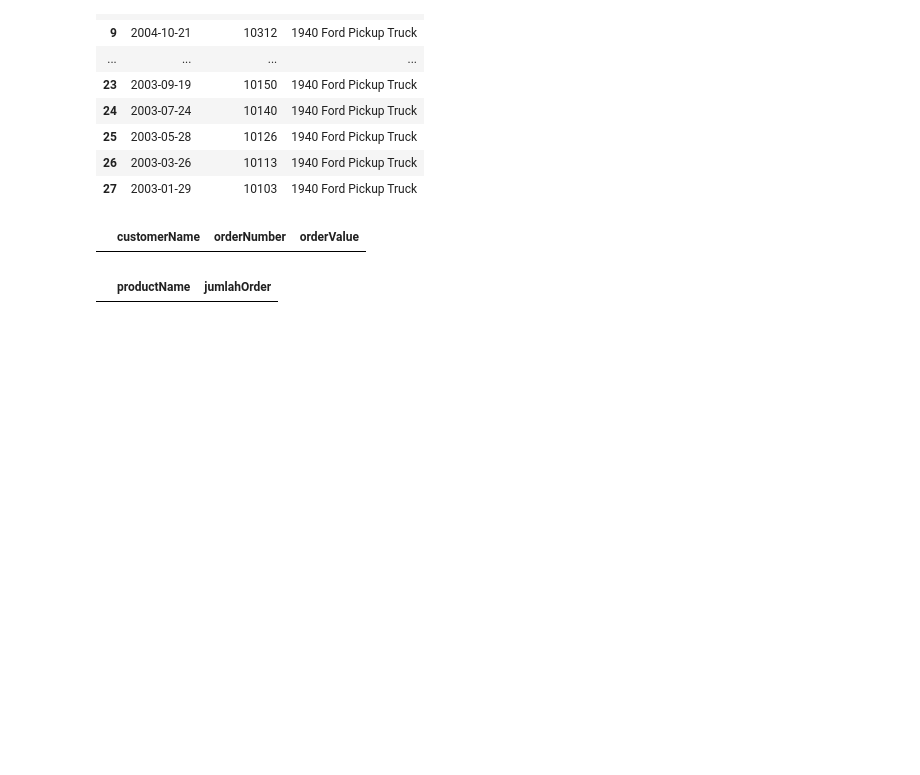
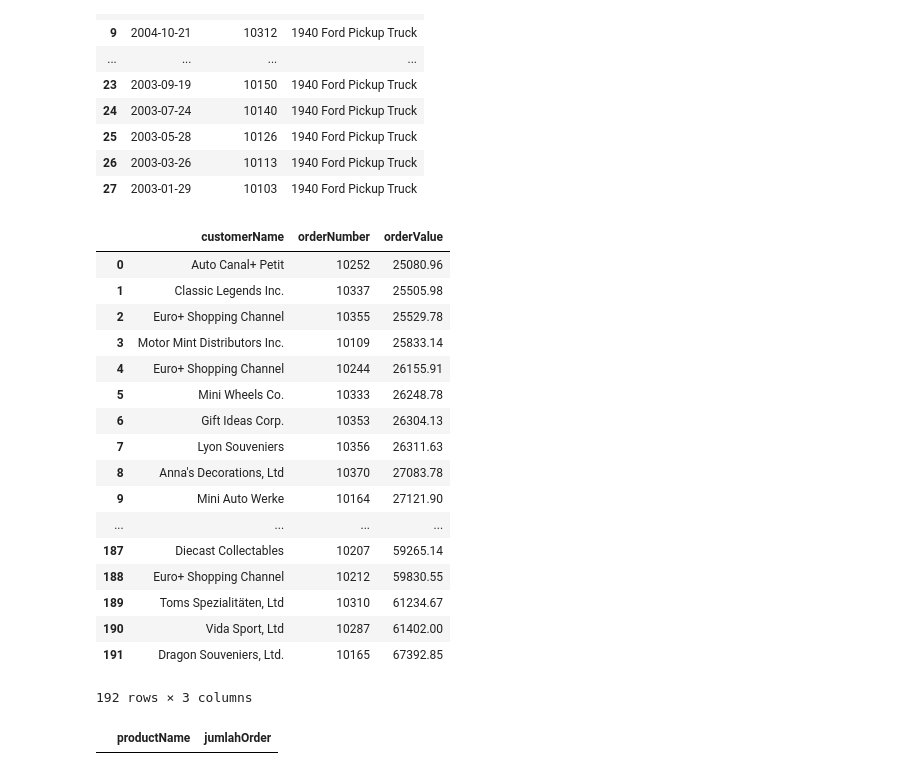
Before and after one commit to alisadewanti/digitalent2018, a Jupyter notebook: Tugas5-SQLJoin.ipynb, the cells around one changed output. Cells and saved outputs as stored; diff of their text form; code cells hidden in the pictures; blank space fills up the shorter version.

```diff
--- a/Tugas5-SQLJoin.ipynb
+++ b/Tugas5-SQLJoin.ipynb
@@ -347,24 +342,42 @@ ORDER BY orderDate DESC
 # %%
 # List the names of customers and their corresponding order number
 # where a particular order from that customer has a value greater than $25,000?
 run ("""
 SELECT
     customerName,
     orderNumber,
-    quantityOrdered * priceeach as orderValue
+    SUM(quantityOrdered * priceeach) as orderValue
 FROM
     customers c
     JOIN
     orders o
     USING (customerNumber)
     JOIN
     orderdetails od
     USING (orderNumber)
-WHERE (quantityOrdered * priceeach) > 25000
-ORDER BY orderValue DESC
+GROUP BY orderNumber
+HAVING SUM(quantityOrdered * priceeach) > 25000
+ORDER BY orderValue ASC
 """)
 # %% [output]
 |  | customerName | orderNumber | orderValue |
+| 0 | Auto Canal+ Petit | 10252 | 25080.96 |
+| 1 | Classic Legends Inc. | 10337 | 25505.98 |
+| 2 | Euro+ Shopping Channel | 10355 | 25529.78 |
+| 3 | Motor Mint Distributors Inc. | 10109 | 25833.14 |
+| 4 | Euro+ Shopping Channel | 10244 | 26155.91 |
+| 5 | Mini Wheels Co. | 10333 | 26248.78 |
+| 6 | Gift Ideas Corp. | 10353 | 26304.13 |
+| 7 | Lyon Souveniers | 10356 | 26311.63 |
+| 8 | Anna's Decorations, Ltd | 10370 | 27083.78 |
+| 9 | Mini Auto Werke | 10164 | 27121.90 |
+| ... | ... | ... | ... |
+| 187 | Diecast Collectables | 10207 | 59265.14 |
+| 188 | Euro+ Shopping Channel | 10212 | 59830.55 |
+| 189 | Toms Spezialitäten, Ltd | 10310 | 61234.67 |
+| 190 | Vida Sport, Ltd | 10287 | 61402.00 |
+| 191 | Dragon Souveniers, Ltd. | 10165 | 67392.85 |
+192 rows × 3 columns
 # %%
 #Are there any products that appear on all orders? No
 run ("""
```
Also changed, not shown: parts of 6 cells of this notebook.
